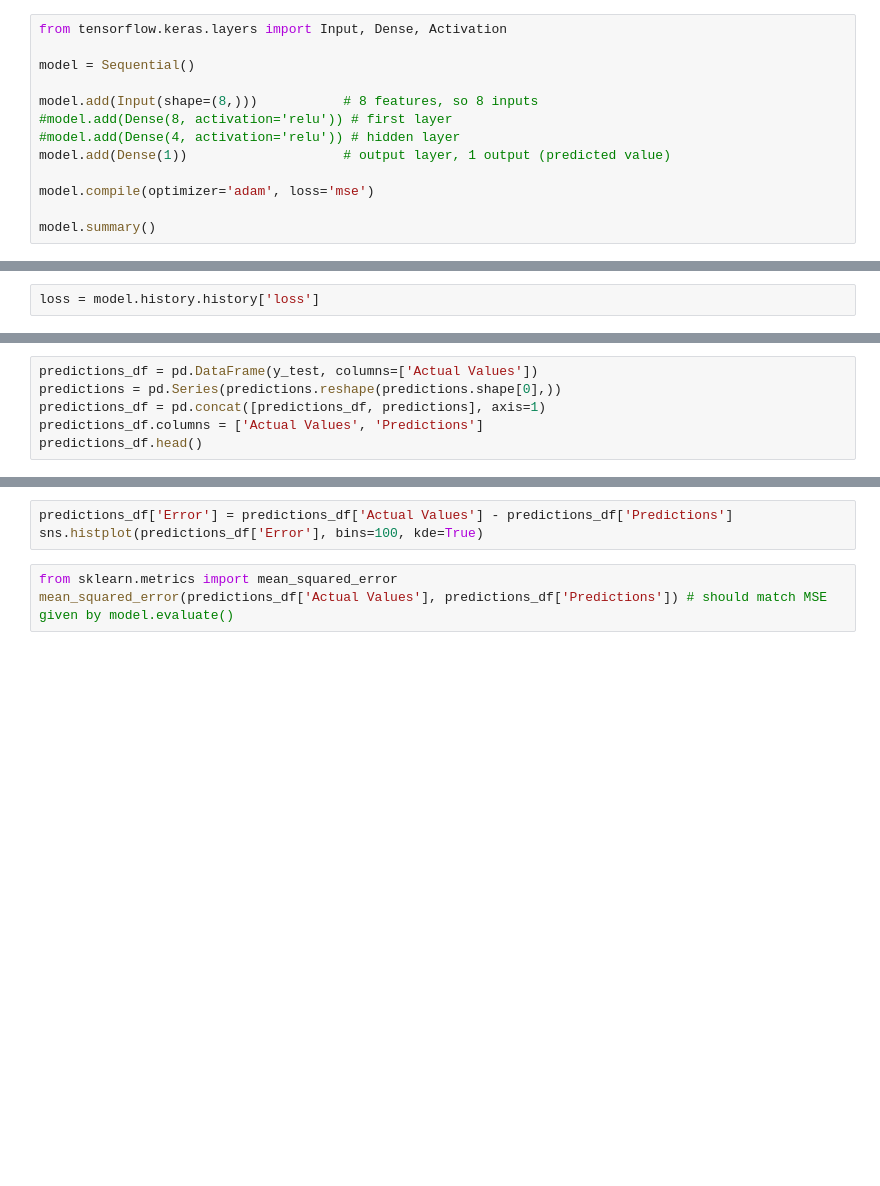
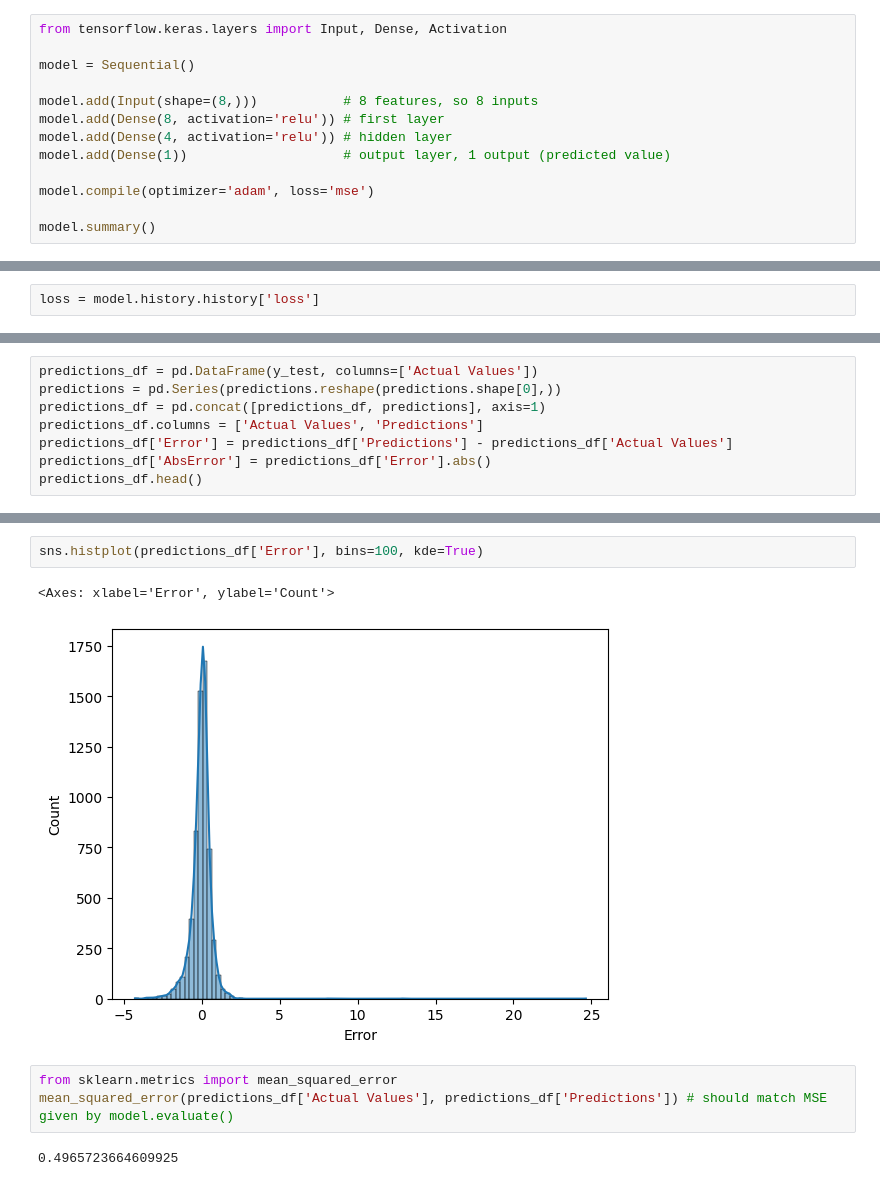
Before and after one commit to hanze-hbo-ict/Machine-Learning, a Jupyter notebook: Notebooks/Keras (live coding HC 4).ipynb, the cells around one changed output, grey strips where cells are left out. Drawn from its saved outputs; the diff is of its cells as text; blank space fills up the shorter version.

```diff
--- a/Notebooks/Keras (live coding HC 4).ipynb
+++ b/Notebooks/Keras (live coding HC 4).ipynb
@@ -39,8 +63,8 @@ from tensorflow.keras.layers import Input, Dense, Activation
 model = Sequential()
 
 model.add(Input(shape=(8,)))           # 8 features, so 8 inputs
-#model.add(Dense(8, activation='relu')) # first layer
-#model.add(Dense(4, activation='relu')) # hidden layer
+model.add(Dense(8, activation='relu')) # first layer
+model.add(Dense(4, activation='relu')) # hidden layer
 model.add(Dense(1))                    # output layer, 1 output (predicted value)
 
 model.compile(optimizer='adam', loss='mse')
@@ -62,4 +127,6 @@ predictions_df = pd.DataFrame(y_test, columns=['Actual Values'])
 predictions = pd.Series(predictions.reshape(predictions.shape[0],))
 predictions_df = pd.concat([predictions_df, predictions], axis=1)
 predictions_df.columns = ['Actual Values', 'Predictions']
+predictions_df['Error'] = predictions_df['Predictions'] - predictions_df['Actual Values']
+predictions_df['AbsError'] = predictions_df['Error'].abs()
 predictions_df.head()
@@ -71,6 +152,10 @@ ax.set_yticks(range(0,5))
 # %%
-predictions_df['Error'] = predictions_df['Actual Values'] - predictions_df['Predictions']
 sns.histplot(predictions_df['Error'], bins=100, kde=True)
+# %% [output]
+<Axes: xlabel='Error', ylabel='Count'>
+[figure, added]
 # %%
 from sklearn.metrics import mean_squared_error
 mean_squared_error(predictions_df['Actual Values'], predictions_df['Predictions']) # should match MSE given by model.evaluate()
+# %% [output]
+0.4965723664609925
```
Also changed, not shown: parts of 13 cells of this notebook, 1 other file.
